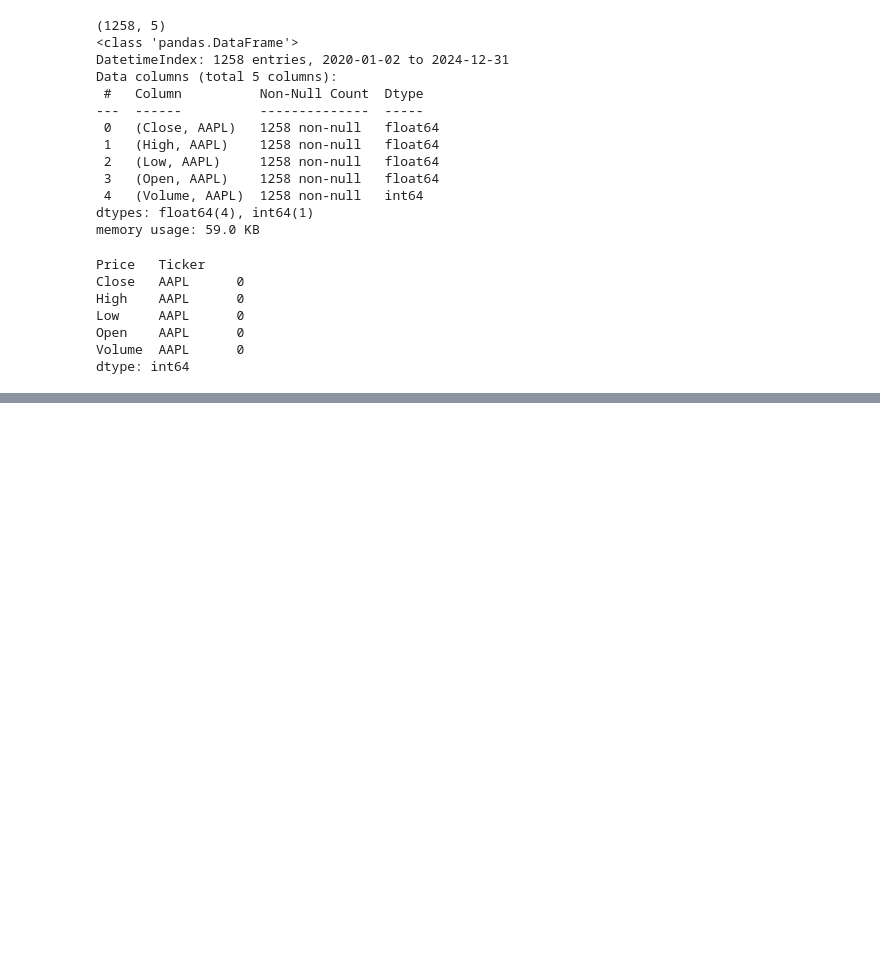
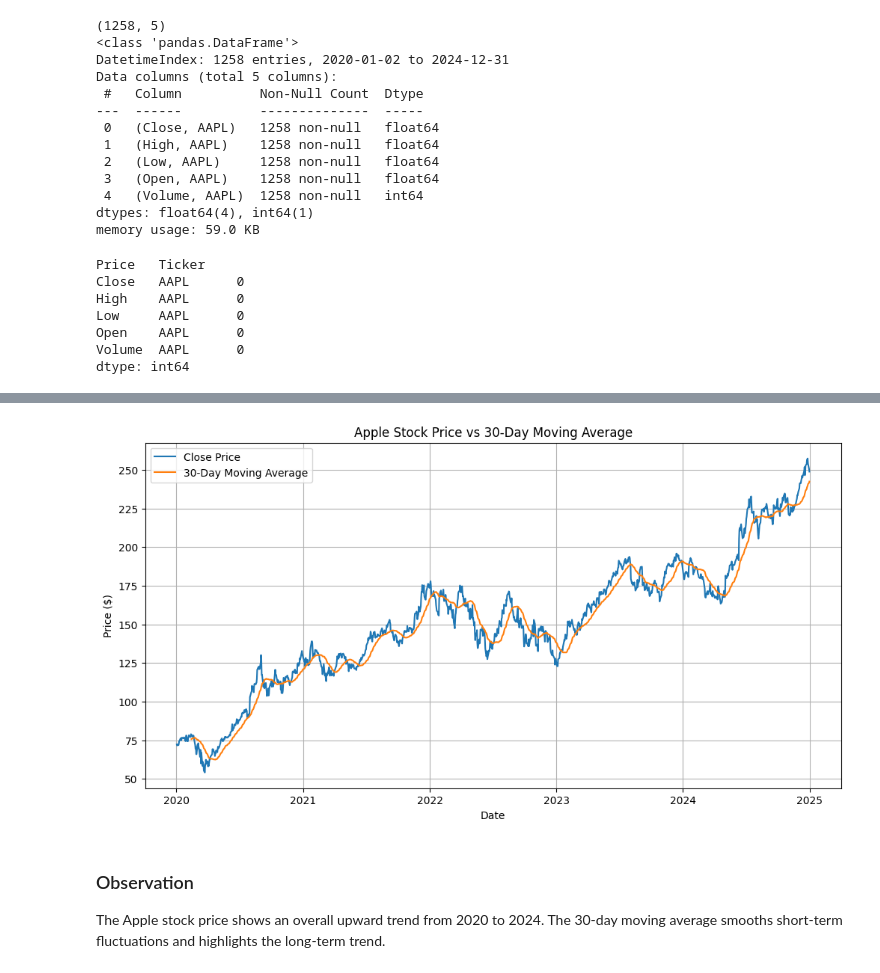
Before and after one commit to omarehabmo/ML-Stock-Price-Prediction, a Jupyter notebook: stock-price-prediction/notebooks/01_data_collection.ipynb, the cells around one changed output, grey strips where cells are left out. Cells and saved outputs as stored; diff of their text form; code cells hidden in the pictures; blank space fills up the shorter version.

```diff
--- a/stock-price-prediction/notebooks/01_data_collection.ipynb
+++ b/stock-price-prediction/notebooks/01_data_collection.ipynb
@@ -81,0 +198,20 @@ dtype: int64
+# %%
+df['MA30'] = df['Close'].rolling(window=30).mean()
+plt.figure(figsize=(12,6))
+
+plt.plot(df.index, df['Close'], label='Close Price')
+plt.plot(df.index, df['MA30'], label='30-Day Moving Average')
+
+plt.title('Apple Stock Price vs 30-Day Moving Average')
+plt.xlabel('Date')
+plt.ylabel('Price ($)')
+plt.legend()
+plt.grid(True)
+
+plt.show()
+# %% [output]
+[figure, added]
+# %% [markdown]
+### Observation
+
+The Apple stock price shows an overall upward trend from 2020 to 2024. The 30-day moving average smooths short-term fluctuations and highlights the long-term trend.
```
Also changed, not shown: parts of 12 cells of this notebook, 1 other file.
